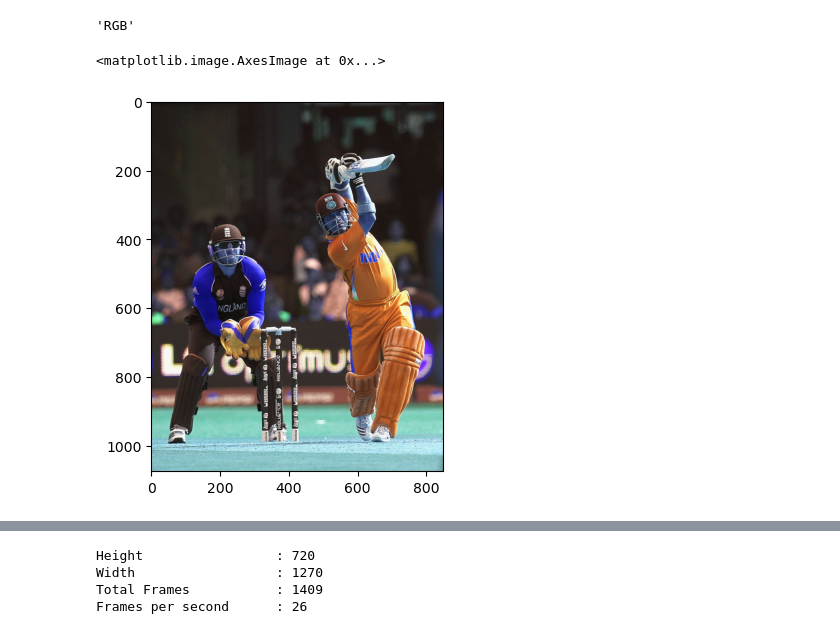
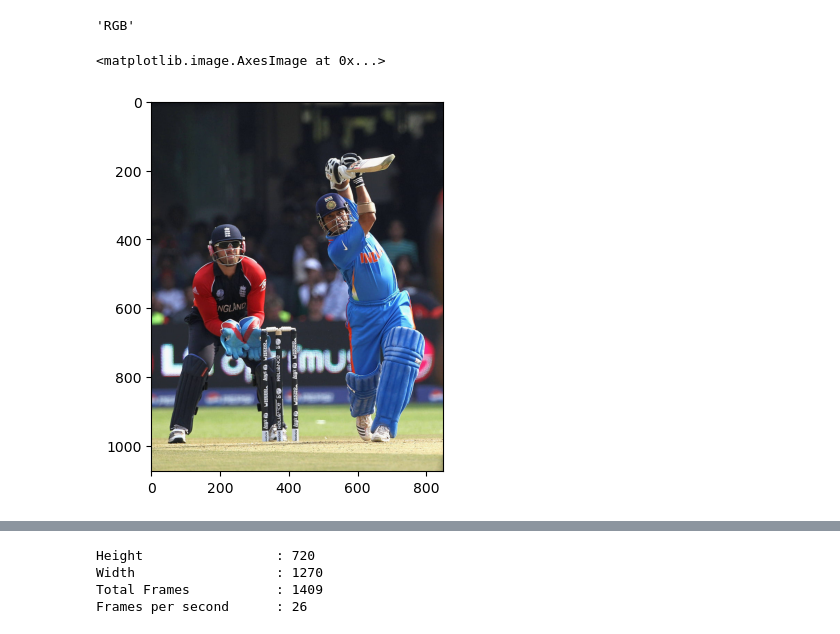
Before and after one commit to venky-py/cv, a Jupyter notebook: CV_A01.ipynb, the cells around one changed output, grey strips where cells are left out. Drawn from its saved outputs; the diff is of its cells as text; code cells hidden in the pictures.

```diff
--- a/CV_A01.ipynb
+++ b/CV_A01.ipynb
@@ -29,10 +25,11 @@ cv2.imshow("Sachin", image)
 cv2.waitKey(0)
 cv2.destroyAllWindows()
 # %%
+image = plt.imread('images/sachin.jpg')
 plt.imshow(image)
 # %% [output]
 <matplotlib.image.AxesImage at 0x...>
-[figure, old version]
+[figure, new version]
 # %%
 img_random = np.zeros([5, 5])
 # %%
```
Also changed, not shown: parts of 3 cells of this notebook, 2 other files.
